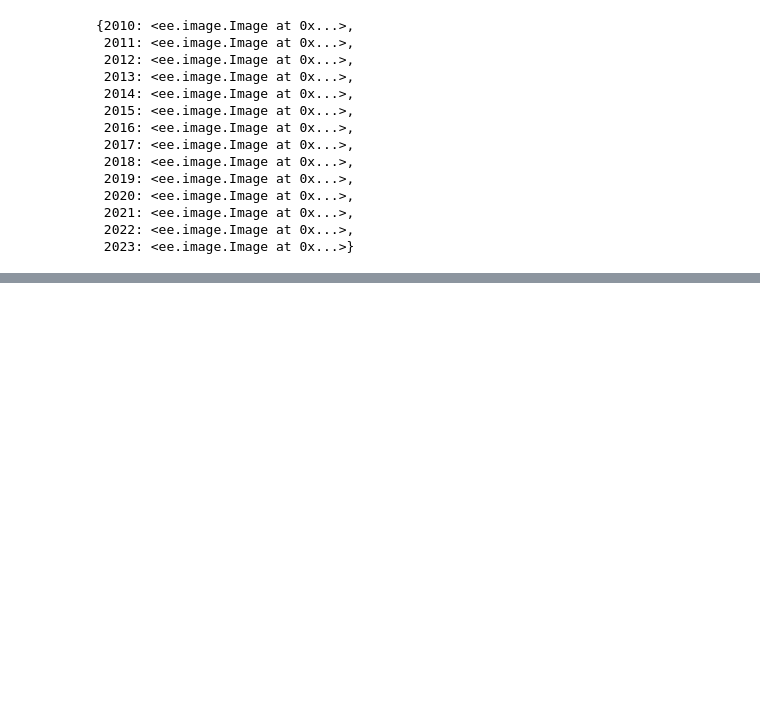
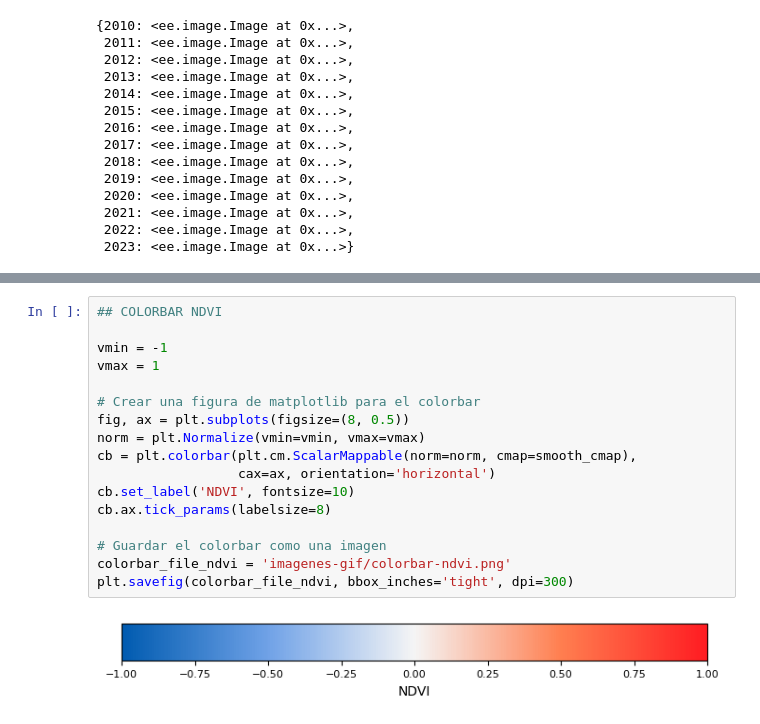
Before and after one commit to 2B-O/Proyecto-Geoespaciales, a Jupyter notebook: Proyecto Geoespaciales.ipynb, the cells around one changed output, grey strips where cells are left out. Saved outputs shown, nothing was run; the diff lists cells and outputs as text; blank space fills up the shorter version.

```diff
--- a/Proyecto Geoespaciales.ipynb
+++ b/Proyecto Geoespaciales.ipynb
@@ -354,3 +384,22 @@ plt.savefig(colorbar_file, bbox_inches='tight', dpi=300)
 # %% [output]
 [figure]
+# %%
+## COLORBAR NDVI
+
+vmin = -1
+vmax = 1
+
+# Crear una figura de matplotlib para el colorbar
+fig, ax = plt.subplots(figsize=(8, 0.5))
+norm = plt.Normalize(vmin=vmin, vmax=vmax)
+cb = plt.colorbar(plt.cm.ScalarMappable(norm=norm, cmap=smooth_cmap),
+                  cax=ax, orientation='horizontal')
+cb.set_label('NDVI', fontsize=10)
+cb.ax.tick_params(labelsize=8)
+
+# Guardar el colorbar como una imagen
+colorbar_file_ndvi = 'imagenes-gif/colorbar-ndvi.png'
+plt.savefig(colorbar_file_ndvi, bbox_inches='tight', dpi=300)
+# %% [output]
+[figure, added]
 # %%
```
Also changed, not shown: parts of 10 cells of this notebook.
